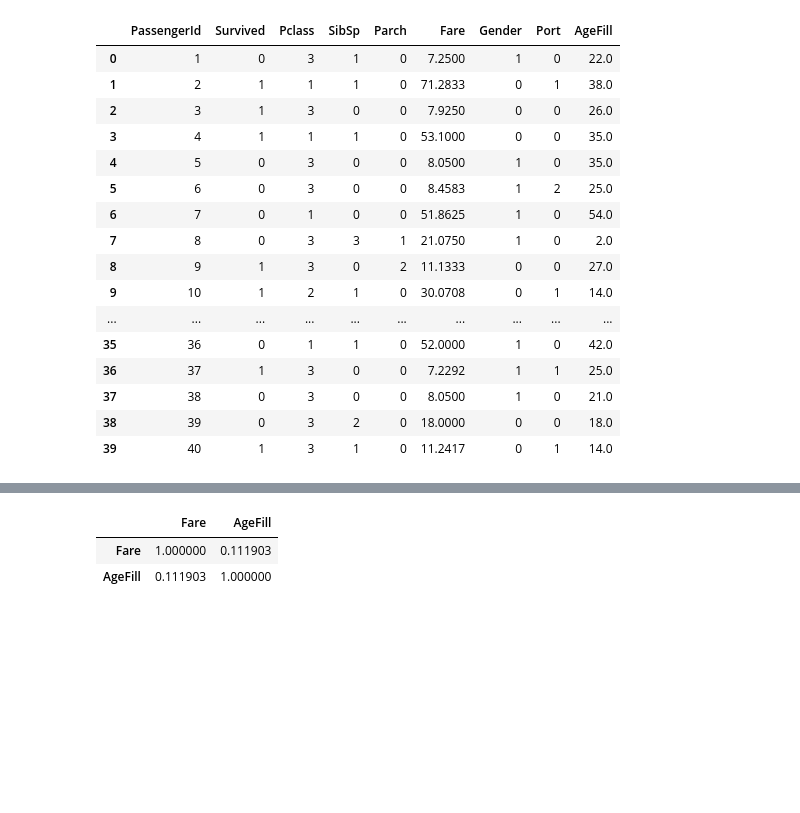
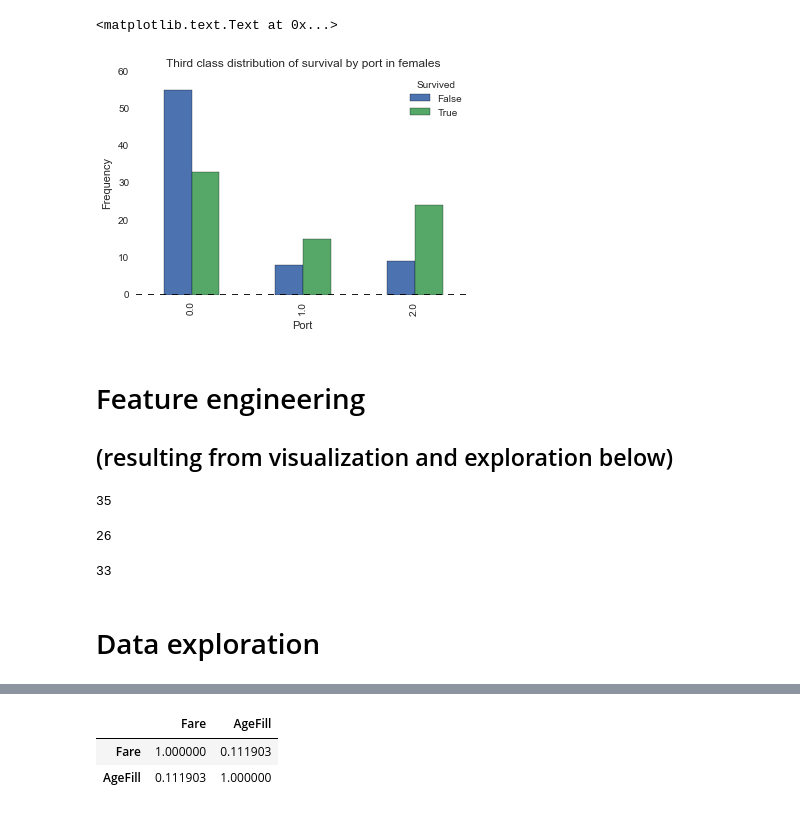
Before and after one commit to ErBa508/kggle, a Jupyter notebook: Titanic/Visualization and exploration_titanic.ipynb, the cells around one changed output, grey strips where cells are left out. Drawn from its saved outputs; the diff is of its cells as text; code cells hidden in the pictures; blank space fills up the shorter version.

```diff
--- a/Titanic/Visualization and exploration_titanic.ipynb
+++ b/Titanic/Visualization and exploration_titanic.ipynb
@@ -8,23 +8,16 @@ import seaborn as sns
 # Load the Data
 train = pd.read_csv('input/train2.csv')
 test = pd.read_csv('input/test2.csv')
-# %%
-train[0:40]
-# %% [output]
-|  | PassengerId | Survived | Pclass | SibSp | Parch | Fare | Gender | Port | AgeFill |
-| 0 | 1 | 0 | 3 | 1 | 0 | 7.2500 | 1 | 0 | 22.0 |
-| 1 | 2 | 1 | 1 | 1 | 0 | 71.2833 | 0 | 1 | 38.0 |
-| 2 | 3 | 1 | 3 | 0 | 0 | 7.9250 | 0 | 0 | 26.0 |
-| 3 | 4 | 1 | 1 | 1 | 0 | 53.1000 | 0 | 0 | 35.0 |
-| 4 | 5 | 0 | 3 | 0 | 0 | 8.0500 | 1 | 0 | 35.0 |
-| 5 | 6 | 0 | 3 | 0 | 0 | 8.4583 | 1 | 2 | 25.0 |
-| 6 | 7 | 0 | 1 | 0 | 0 | 51.8625 | 1 | 0 | 54.0 |
-| 7 | 8 | 0 | 3 | 3 | 1 | 21.0750 | 1 | 0 | 2.0 |
-| 8 | 9 | 1 | 3 | 0 | 2 | 11.1333 | 0 | 0 | 27.0 |
-| 9 | 10 | 1 | 2 | 1 | 0 | 30.0708 | 0 | 1 | 14.0 |
-| ... | ... | ... | ... | ... | ... | ... | ... | ... | ... |
-| 35 | 36 | 0 | 1 | 1 | 0 | 52.0000 | 1 | 0 | 42.0 |
-| 36 | 37 | 1 | 3 | 0 | 0 | 7.2292 | 1 | 1 | 25.0 |
-| 37 | 38 | 0 | 3 | 0 | 0 | 8.0500 | 1 | 0 | 21.0 |
-| 38 | 39 | 0 | 3 | 2 | 0 | 18.0000 | 0 | 0 | 18.0 |
-| 39 | 40 | 1 | 3 | 1 | 0 | 11.2417 | 0 | 1 | 14.0 |
+# %%
+# new possible feature - 3rd class females and port
+# Distribution of survival by port in females
+pd.crosstab(train.Port[(train.Gender == 0) & (train.Pclass == 3)], train.Survived.astype(bool)).plot(kind='bar')
+plt.title('Third class distribution of survival by port in females')
+plt.xlabel('Port')
+plt.ylabel('Frequency')
+# %% [output]
+<matplotlib.text.Text at 0x...>
+[figure, added]
+# %% [markdown]
+# Feature engineering
+## (resulting from visualization and exploration below)
@@ -30,0 +34,30 @@ train[0:40]
+# %%
+# (1) children younger than 18 in the first or second class predominantly survive
+bool1 = (train['AgeFill'] < 18) & (train['Pclass'] < 3)
+bool1t = (test['AgeFill'] < 18) & (test['Pclass'] < 3)
+print(sum(bool1))
+
+train["kidHighClass"] = createNewCol(bool1)
+test["kidHighClass"] = createNewCol(bool1t)
+# %% [output]
+35
+# %%
+# (2) mother's with one child in first or second class predominantly survive
+bool2 = (train['AgeFill'] > 18) & (train['Parch'] == 1) & (train['Pclass'] < 3) & (train['Gender'] == 0)
+bool2t = (test['AgeFill'] > 18) & (test['Parch'] == 1) & (test['Pclass'] < 3) & (test['Gender'] == 0)
+print(sum(bool2))
+
+train["momHighClass"] = createNewCol(bool2)
+test["momHighClass"] = createNewCol(bool2t)
+# %% [output]
+26
+# %%
+# (3) females in 3rd class embarking at port 1 and 2 (and not port 0) predominantly survive ~%70
+bool3 = (train['Pclass'] == 3) & (train['Gender'] == 0) & (train['Port'] == 2)
+bool3t = (test['Pclass'] == 3) & (test['Gender'] == 0) & (test['Port'] == 2)
+print(sum(bool3))
+
+train["thirdclassfport"] = createNewCol(bool3)
+test["thirdclassfport"] = createNewCol(bool3t)
+# %% [output]
+33
@@ -31,3 +68,5 @@ train[0:40]
+# %% [markdown]
+# Data exploration
 # %%
 # create hold-out set
 
```
Also changed, not shown: parts of 28 cells of this notebook, 2 other files.
